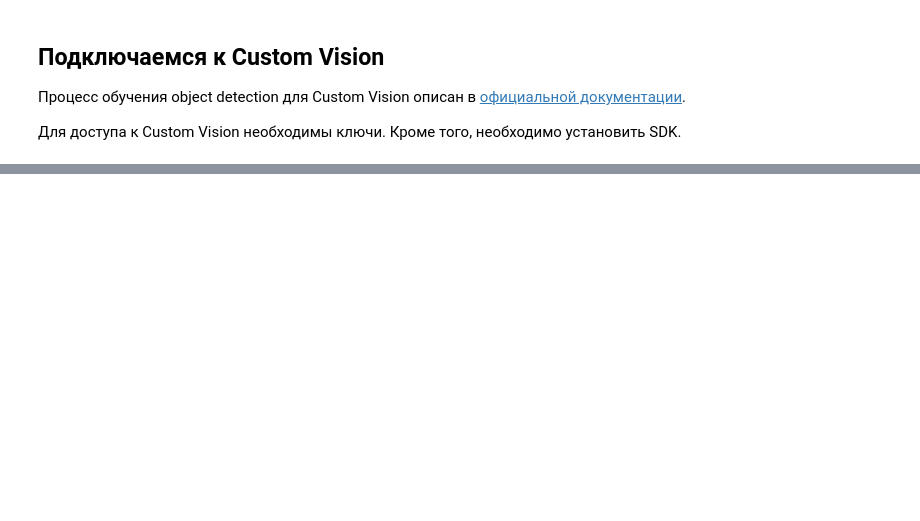
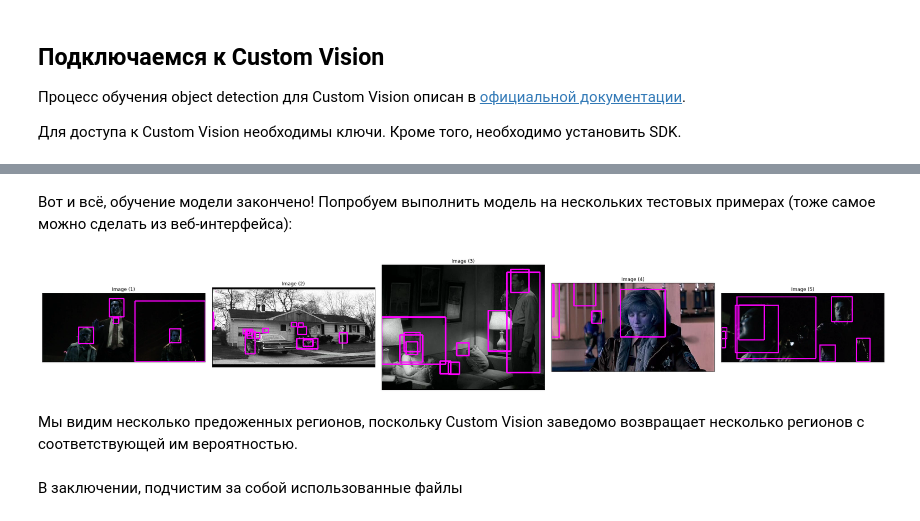
Before and after one commit to shwars/NeuroWorkshop, a Jupyter notebook: Notebooks/ObjectDetection-CustVision.ipynb, the cells around one changed output, grey strips where cells are left out. Cells and saved outputs as stored; diff of their text form; code cells hidden in the pictures; blank space fills up the shorter version.

```diff
--- a/Notebooks/ObjectDetection-CustVision.ipynb
+++ b/Notebooks/ObjectDetection-CustVision.ipynb
@@ -167,14 +171,14 @@ def process_objects(x):
     w,h = float(w),float(h)
     r = []
     for i,x in enumerate(o):
-        if x['difficult'] == '1':
+        if isinstance(x,str) or x['difficult'] == '1':
             continue
         lw = x.as_float('bndbox_xmax')-x.as_float('bndbox_xmin')
         lh = x.as_float('bndbox_ymax')-x.as_float('bndbox_ymin')
         dx = x.as_float('bndbox_xmin') / w
-        dy = x.as_float('bndbox_xmin') / w
+        dy = x.as_float('bndbox_ymin') / h
         dw = lw / w
-        dh = lh / w
+        dh = lh / h
         r.append(Region(left=dx,top=dy,width=dw,height=dh,tag_id=tag_id.id))
     return r
 
@@ -240,0 +249,34 @@ Training status: Training
+# %% [markdown]
+Вот и всё, обучение модели закончено! Попробуем выполнить модель на нескольких тестовых примерах (тоже самое можно сделать из веб-интерфейса):
+# %%
+from azure.cognitiveservices.vision.customvision.prediction import CustomVisionPredictionClient
+predictor = CustomVisionPredictionClient(prediction_key, endpoint="https://southcentralus.api.cognitive.microsoft.com")
+# %%
+def imprint2(arg):
+    # В этой функции ожидаются следующие аргументы:
+    # - arg[0] - изображение
+    # - arg[1] - результат предсказания
+    h,w = arg[0].shape[0:2]
+    for x in arg[1].predictions:
+        cx = int(x.bounding_box.left*w)
+        cy = int(x.bounding_box.top*h)
+        dx = int(x.bounding_box.width*w)
+        dy = int(x.bounding_box.height*h)
+        cv2.rectangle(arg[0],(cx,cy),(cx+dx,cy+dy),(255,0,255),3)
+
+(data
+ | skip(1200)
+ | take(5)
+ | mp.apply('filename','content',lambda x: read_file(os.path.join('HollywoodHeadsSmall',x)))
+ | mp.apply('content','result',lambda x: predictor.predict_image(project_id,x))
+ | mp.apply('filename','img',lambda x: cv2.imread('HollywoodHeadsSmall/'+x))\
+ | mp.apply(['img','result'],None,imprint2)
+ | mp.select_field('img')
+ | mp.pexec(show_images)
+)
+# %% [output]
+[figure, added]
+# %% [markdown]
+Мы видим несколько предоженных регионов, поскольку Custom Vision заведомо возвращает несколько регионов с соответствующей им вероятностью.
+# %% [markdown]
+В заключении, подчистим за собой использованные файлы
```
Also changed, not shown: parts of 17 cells of this notebook, 1 other file.
